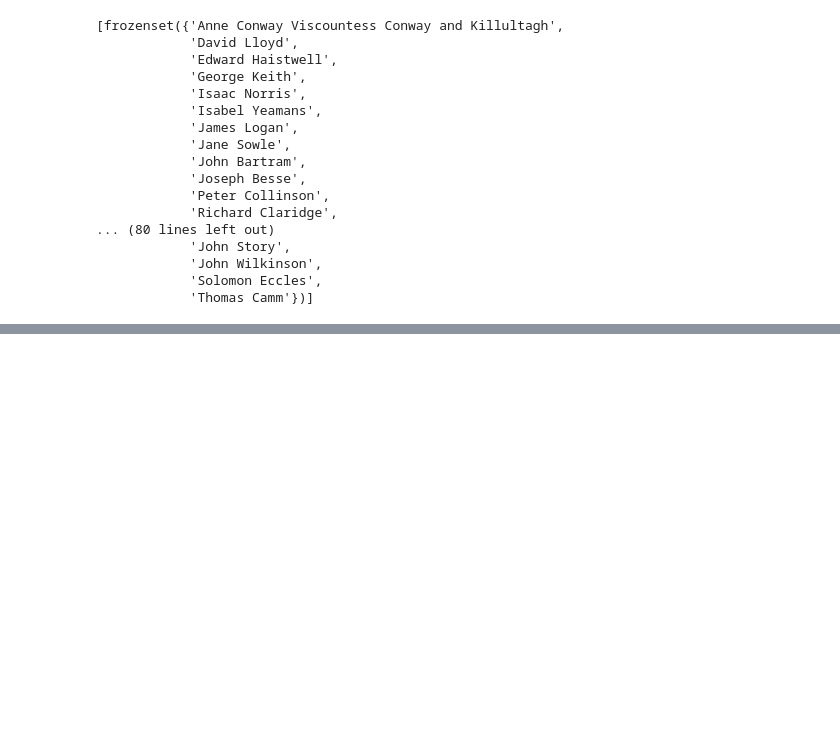
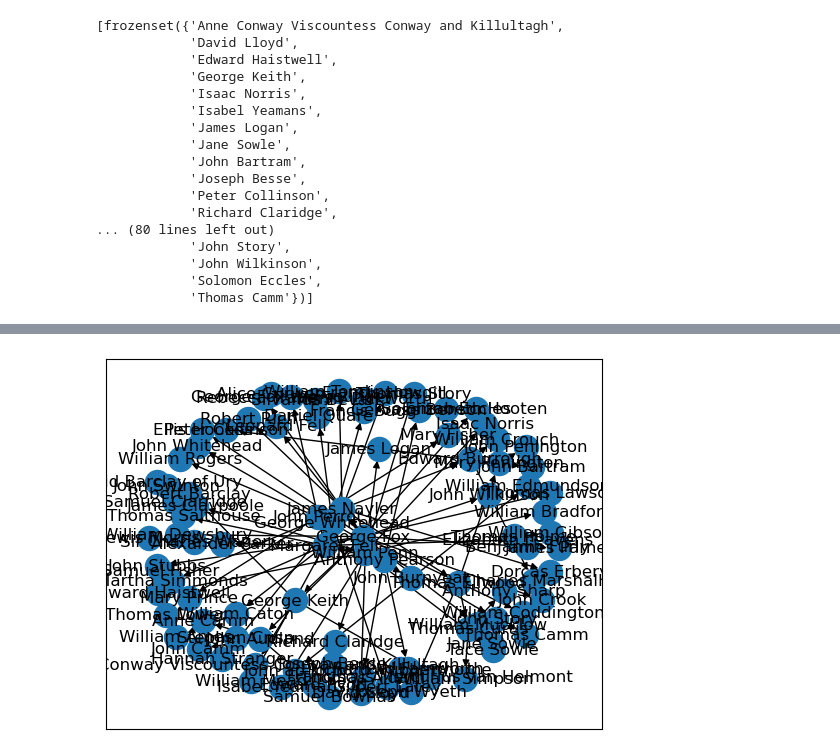
Before and after one commit to SALEM-MAISSA/Analyse-reseaux-sociaux, a Jupyter notebook: Analyse de réseau.ipynb, the cells around one changed output, grey strips where cells are left out. Cells and saved outputs as stored; diff of their text form; code cells hidden in the pictures; blank space fills up the shorter version.

```diff
--- a/Analyse de réseau.ipynb
+++ b/Analyse de réseau.ipynb
@@ -407,0 +369,2 @@ greedy_modularity_communities(us_graph)
+# %%
+group2 = nx.bfs_tree(us_graph,'Anthony Pearson')
@@ -407,0 +377,4 @@ greedy_modularity_communities(us_graph)
+# %%
+nx.draw_networkx(group2)
+# %% [output]
+[figure, added]
```
Also changed, not shown: parts of 55 cells of this notebook, 1 other file.
